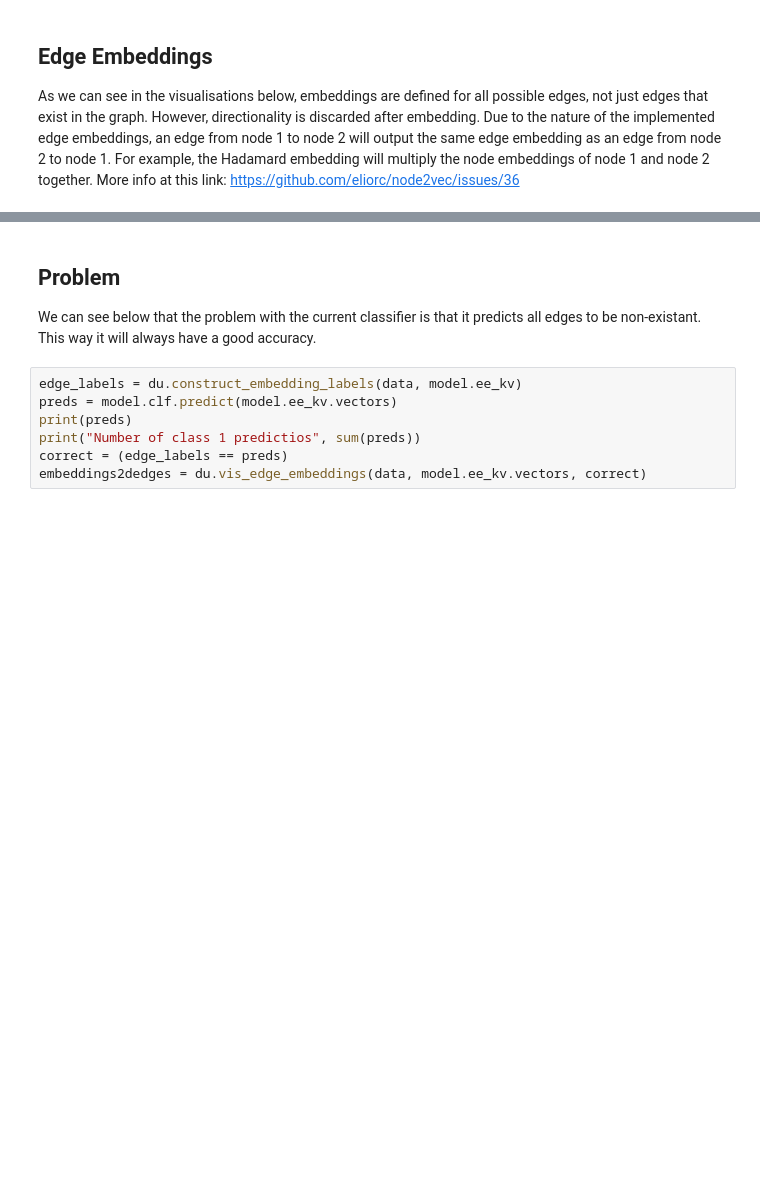
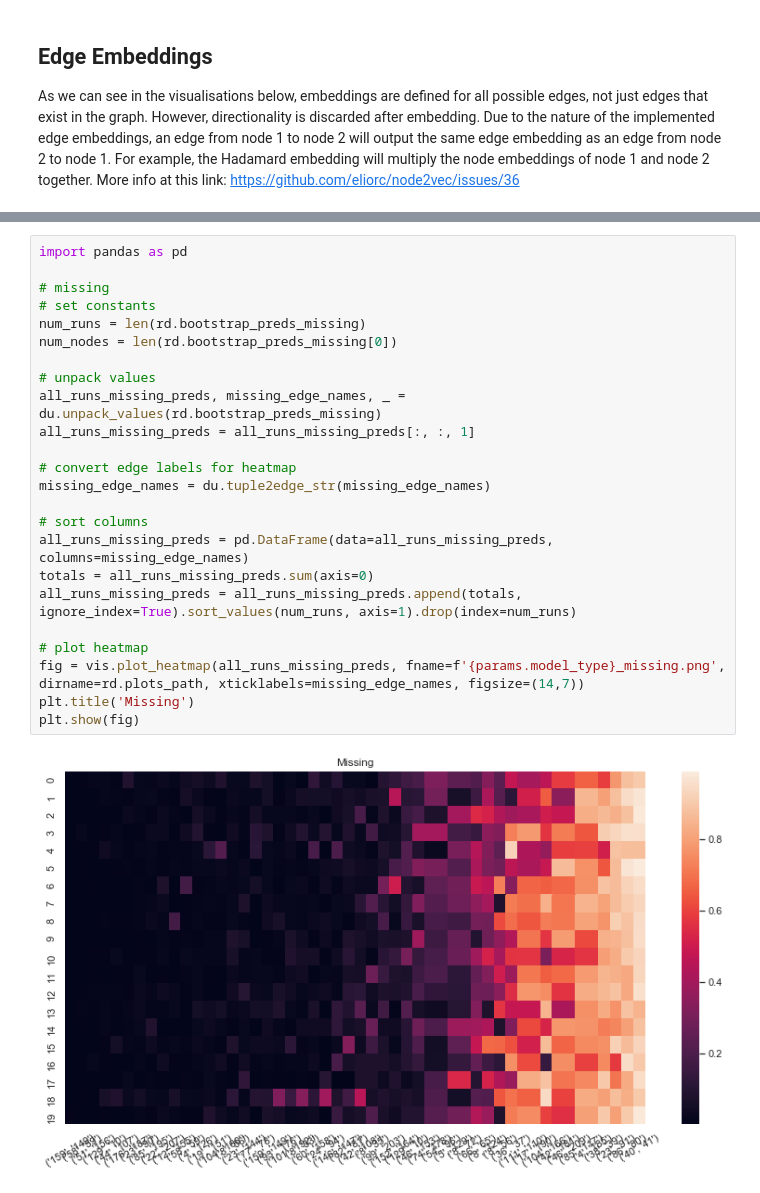
Before and after one commit to regenworm/thesis_msc_ai, a Jupyter notebook: code/Embedding visualisation.ipynb, the cells around one changed output, grey strips where cells are left out. Saved outputs shown, nothing was run; the diff lists cells and outputs as text; blank space fills up the shorter version.

```diff
--- a/code/Embedding visualisation.ipynb
+++ b/code/Embedding visualisation.ipynb
@@ -174,10 +82,26 @@ ValueError: setting an array element with a sequence.
-# %% [markdown]
-## Problem
-We can see below that the problem with the current classifier is that it predicts all edges to be non-existant. This way it will always have a good accuracy.
-# %%
-edge_labels = du.construct_embedding_labels(data, model.ee_kv)
-preds = model.clf.predict(model.ee_kv.vectors)
-print(preds)
-print("Number of class 1 predictios", sum(preds))
-correct = (edge_labels == preds)
-embeddings2dedges = du.vis_edge_embeddings(data, model.ee_kv.vectors, correct)
+# %%
+import pandas as pd
+
+# missing
+# set constants
+num_runs = len(rd.bootstrap_preds_missing)
+num_nodes = len(rd.bootstrap_preds_missing[0])
+
+# unpack values
+all_runs_missing_preds, missing_edge_names, _ = du.unpack_values(rd.bootstrap_preds_missing)
+all_runs_missing_preds = all_runs_missing_preds[:, :, 1]
+
+# convert edge labels for heatmap
+missing_edge_names = du.tuple2edge_str(missing_edge_names)
+
+# sort columns
+all_runs_missing_preds = pd.DataFrame(data=all_runs_missing_preds, columns=missing_edge_names)
+totals = all_runs_missing_preds.sum(axis=0)
+all_runs_missing_preds = all_runs_missing_preds.append(totals, ignore_index=True).sort_values(num_runs, axis=1).drop(index=num_runs)
+
+# plot heatmap
+fig = vis.plot_heatmap(all_runs_missing_preds, fname=f'{params.model_type}_missing.png', dirname=rd.plots_path, xticklabels=missing_edge_names, figsize=(14,7))
+plt.title('Missing')
+plt.show(fig)
+# %% [output]
+[figure, added]
```
Also changed, not shown: parts of 20 cells of this notebook, 5 other files.
